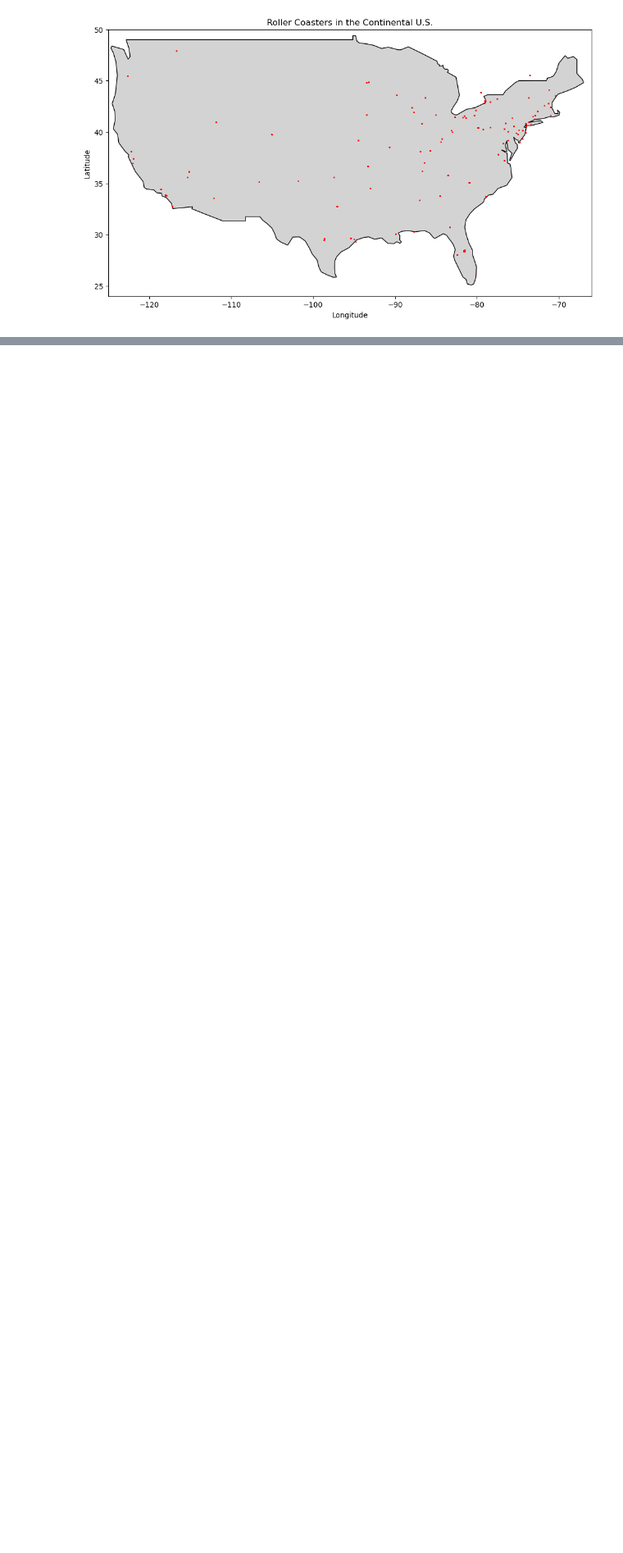
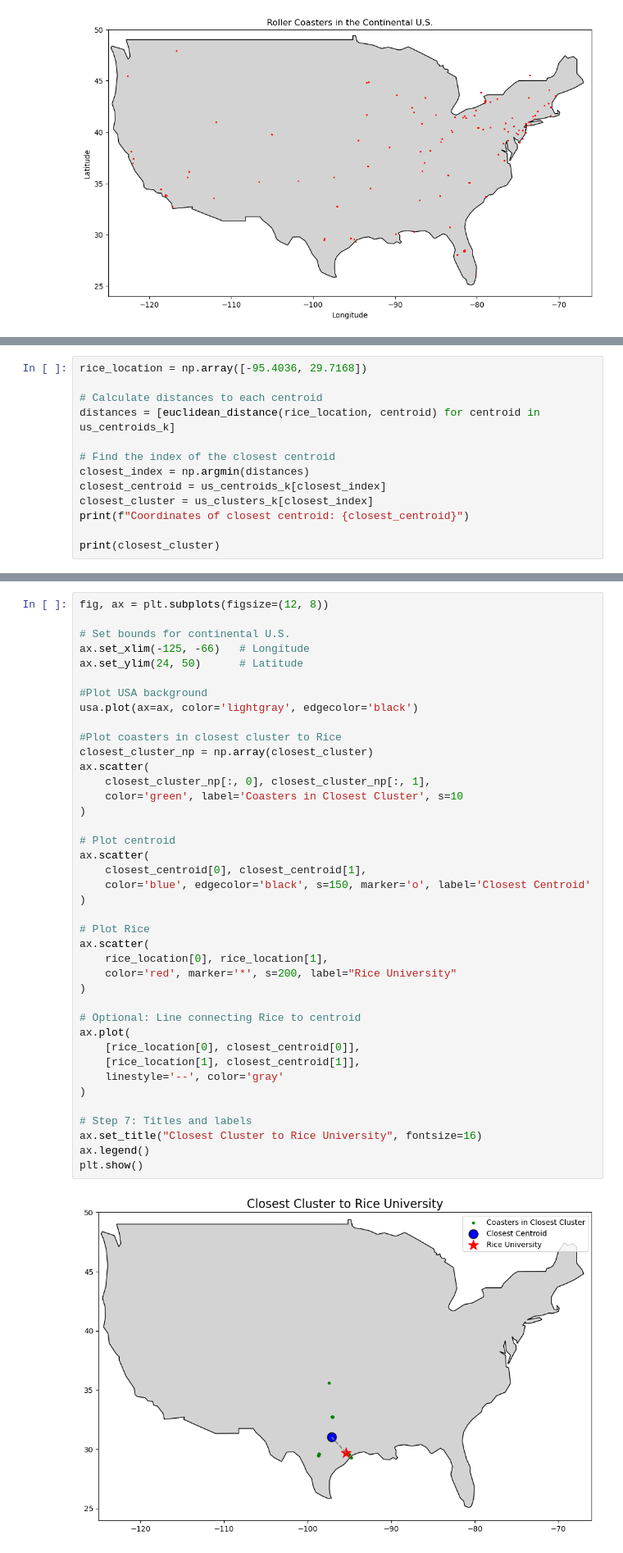
Before and after one commit to legendschwab/cmor438individual, a Jupyter notebook: Unsupervised Machine Learning/1. K-Means Clustering/kMeansCmor438.ipynb, the cells around one changed output, grey strips where cells are left out. Shown at 82% size. Saved outputs shown, nothing was run; the diff lists cells and outputs as text; blank space fills up the shorter version.

```diff
--- a/Unsupervised Machine Learning/1. K-Means Clustering/kMeansCmor438.ipynb
+++ b/Unsupervised Machine Learning/1. K-Means Clustering/kMeansCmor438.ipynb
@@ -245,0 +265,13 @@ ValueError: operands could not be broadcast together with shapes (26,2) (26,)
+# %%
+rice_location = np.array([-95.4036, 29.7168])
+
+# Calculate distances to each centroid
+distances = [euclidean_distance(rice_location, centroid) for centroid in us_centroids_k]
+
+# Find the index of the closest centroid
+closest_index = np.argmin(distances)
+closest_centroid = us_centroids_k[closest_index]
+closest_cluster = us_clusters_k[closest_index]
+print(f"Coordinates of closest centroid: {closest_centroid}")
+
+print(closest_cluster)
@@ -245,0 +323,42 @@ ValueError: operands could not be broadcast together with shapes (26,2) (26,)
+# %%
+fig, ax = plt.subplots(figsize=(12, 8))
+
+# Set bounds for continental U.S.
+ax.set_xlim(-125, -66)   # Longitude
+ax.set_ylim(24, 50)      # Latitude
+
+#Plot USA background
+usa.plot(ax=ax, color='lightgray', edgecolor='black')
+
+#Plot coasters in closest cluster to Rice
+closest_cluster_np = np.array(closest_cluster)
+ax.scatter(
+    closest_cluster_np[:, 0], closest_cluster_np[:, 1],
+    color='green', label='Coasters in Closest Cluster', s=10
+)
+
+# Plot centroid
+ax.scatter(
+    closest_centroid[0], closest_centroid[1],
+    color='blue', edgecolor='black', s=150, marker='o', label='Closest Centroid'
+)
+
+# Plot Rice
+ax.scatter(
+    rice_location[0], rice_location[1],
+    color='red', marker='*', s=200, label="Rice University"
+)
+
+# Optional: Line connecting Rice to centroid
+ax.plot(
+    [rice_location[0], closest_centroid[0]],
+    [rice_location[1], closest_centroid[1]],
+    linestyle='--', color='gray'
+)
+
+# Step 7: Titles and labels
+ax.set_title("Closest Cluster to Rice University", fontsize=16)
+ax.legend()
+plt.show()
+# %% [output]
+[figure, added]
```
Also changed, not shown: parts of 22 cells of this notebook.
